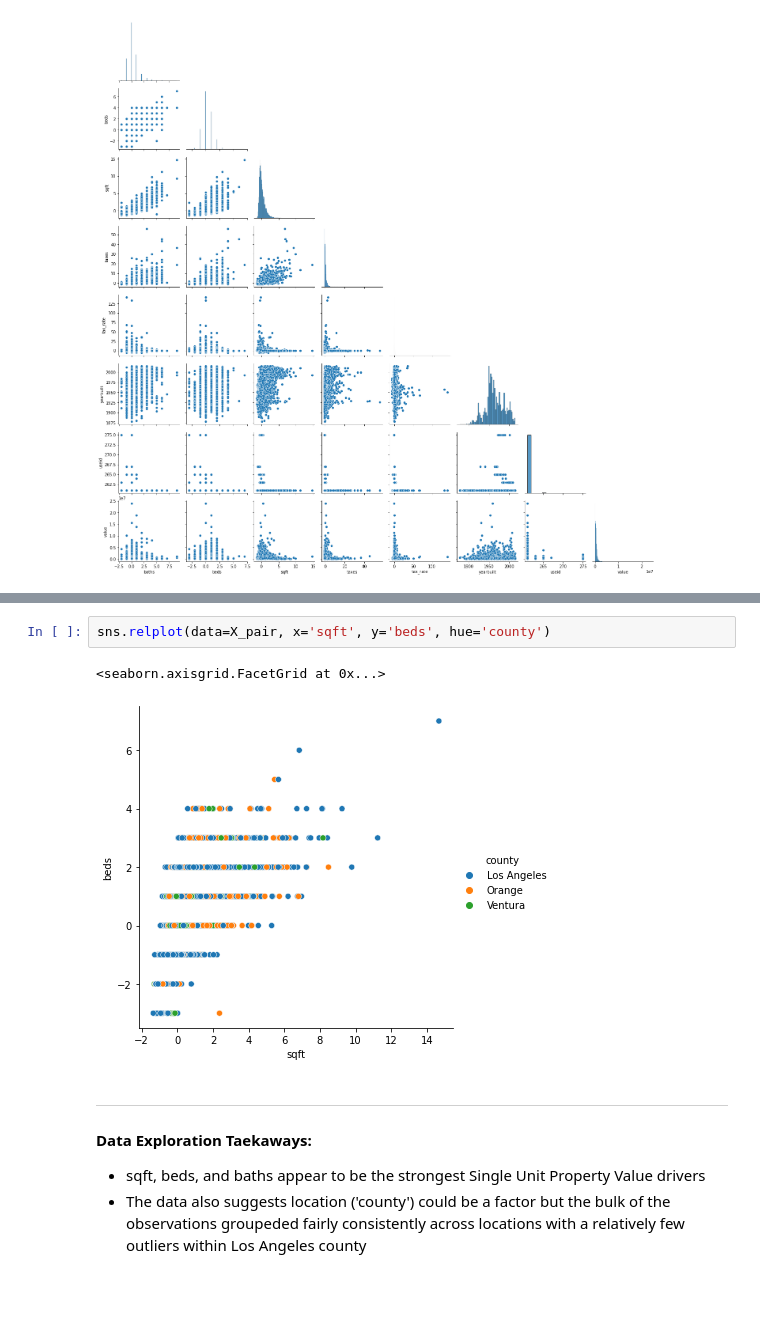
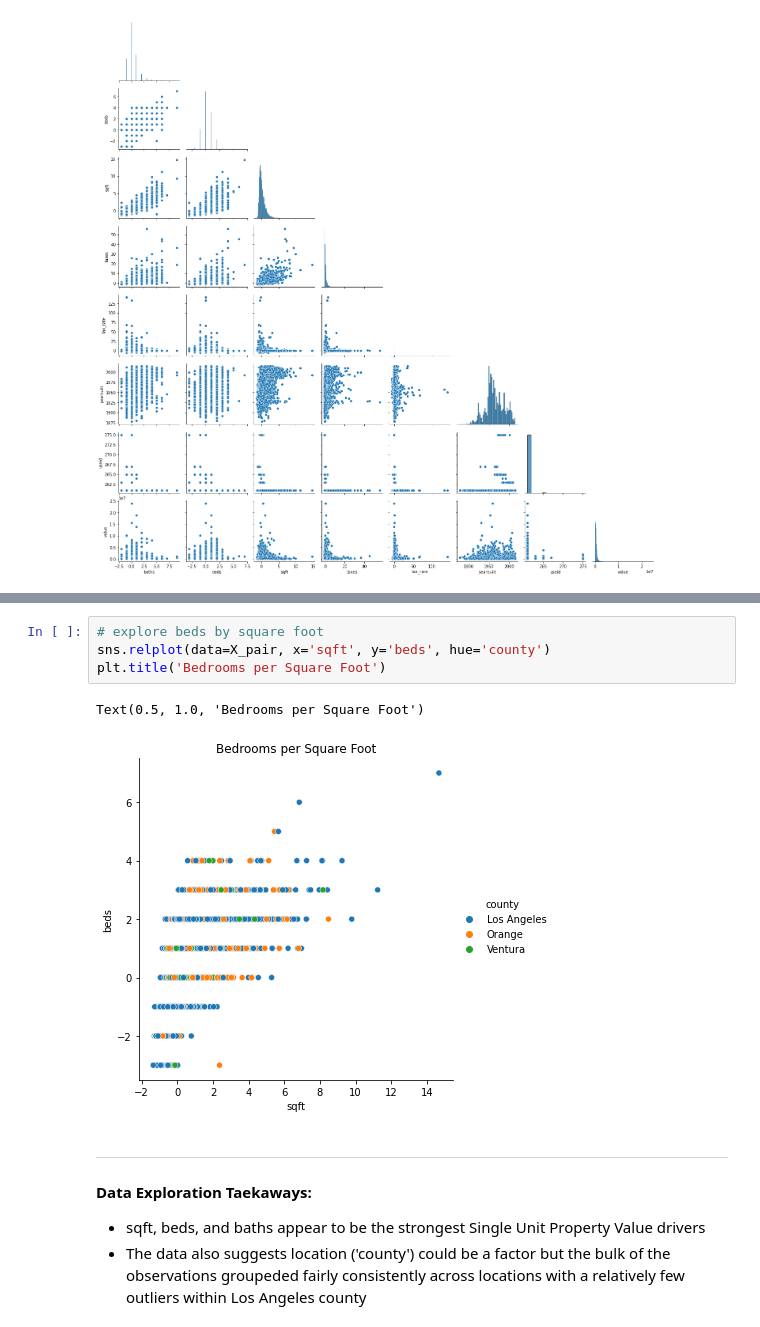
Before and after one commit to albertopuentes/Regression-Project---Zillow, a Jupyter notebook: Final_Notebook.ipynb, the cells around one changed output, grey strips where cells are left out. Saved outputs shown, nothing was run; the diff lists cells and outputs as text; blank space fills up the shorter version.

```diff
--- a/Final_Notebook.ipynb
+++ b/Final_Notebook.ipynb
@@ -529,8 +486,10 @@ sns.relplot(data=X_pair, x='sqft', y='baths', hue='county')
 # %%
+# explore beds by square foot
 sns.relplot(data=X_pair, x='sqft', y='beds', hue='county')
+plt.title('Bedrooms per Square Foot')
 # %% [output]
-<seaborn.axisgrid.FacetGrid at 0x...>
+Text(0.5, 1.0, 'Bedrooms per Square Foot')
-[figure, old version]
+[figure, new version]
 # %% [markdown]
 ***
 #### Data Exploration Taekaways:
```
Also changed, not shown: parts of 22 cells of this notebook.
